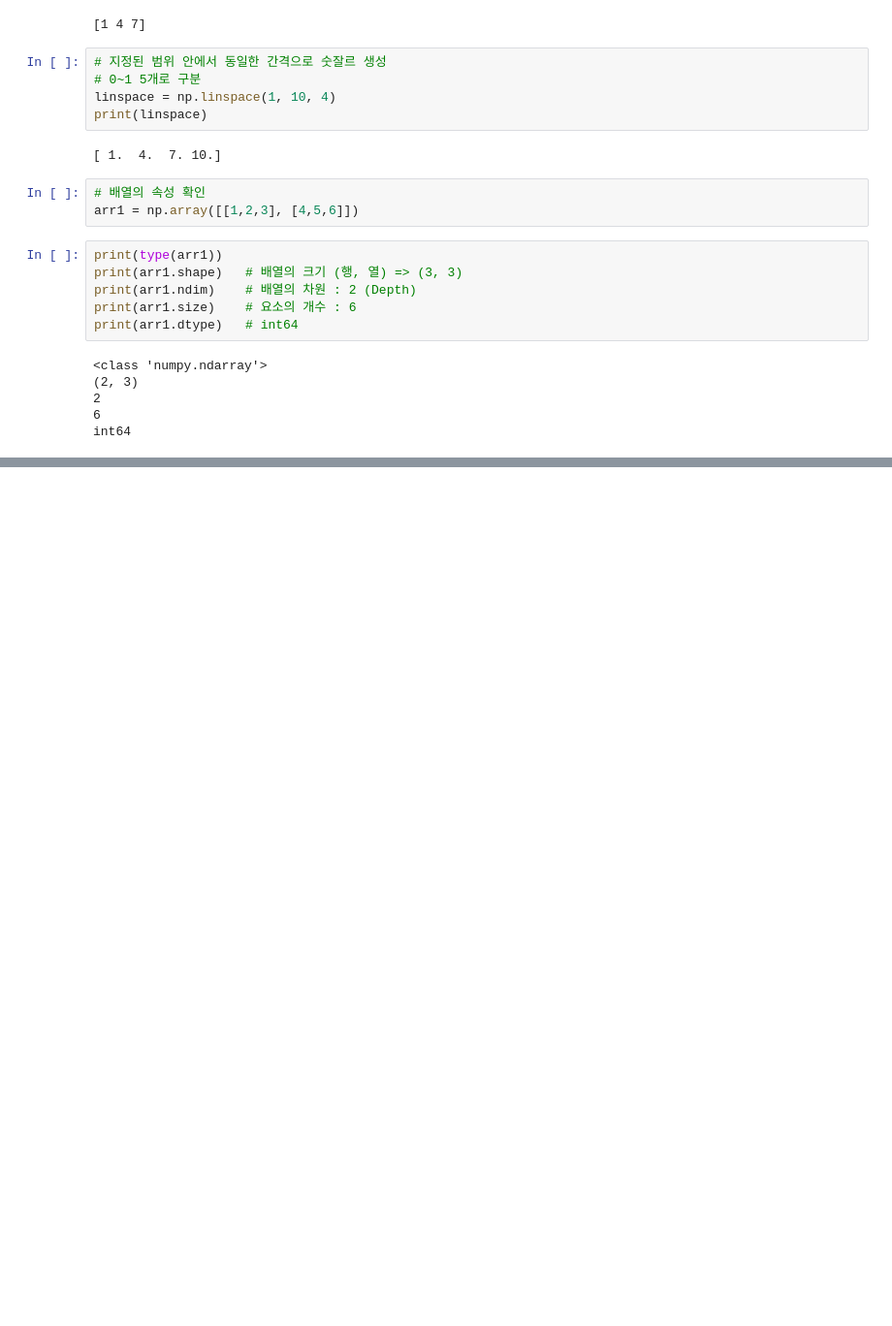
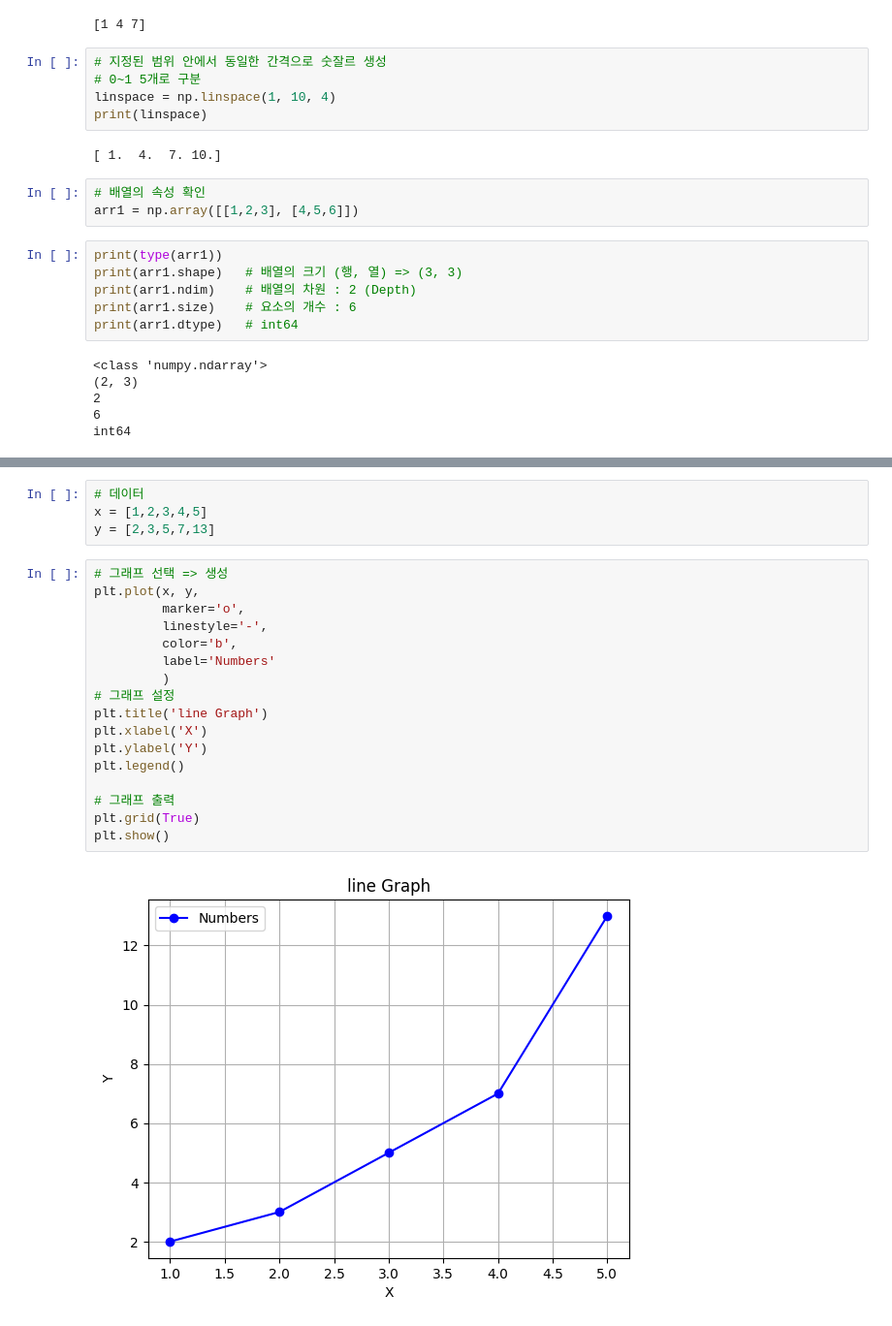
Before and after one commit to redlixxt/SKRookies-python, a Jupyter notebook: first_coding.ipynb, the cells around one changed output, grey strips where cells are left out. Shown at 97% size. Drawn from its saved outputs; the diff is of its cells as text; blank space fills up the shorter version.

```diff
--- a/first_coding.ipynb
+++ b/first_coding.ipynb
@@ -1826,0 +2288,23 @@ int64
+# %%
+# 데이터
+x = [1,2,3,4,5]
+y = [2,3,5,7,13]
+# %%
+# 그래프 선택 => 생성
+plt.plot(x, y,
+         marker='o',
+         linestyle='-',
+         color='b',
+         label='Numbers'
+         )
+# 그래프 설정
+plt.title('line Graph')
+plt.xlabel('X')
+plt.ylabel('Y')
+plt.legend()
+
+# 그래프 출력
+plt.grid(True)
+plt.show()
+# %% [output]
+[figure, added]
```
Also changed, not shown: parts of 79 cells of this notebook, 3 other files.
